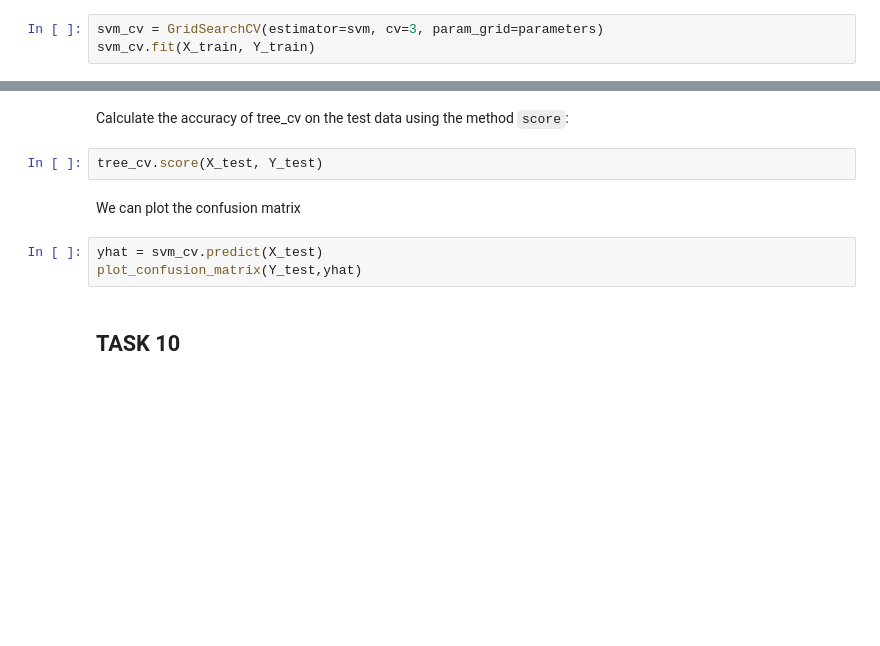
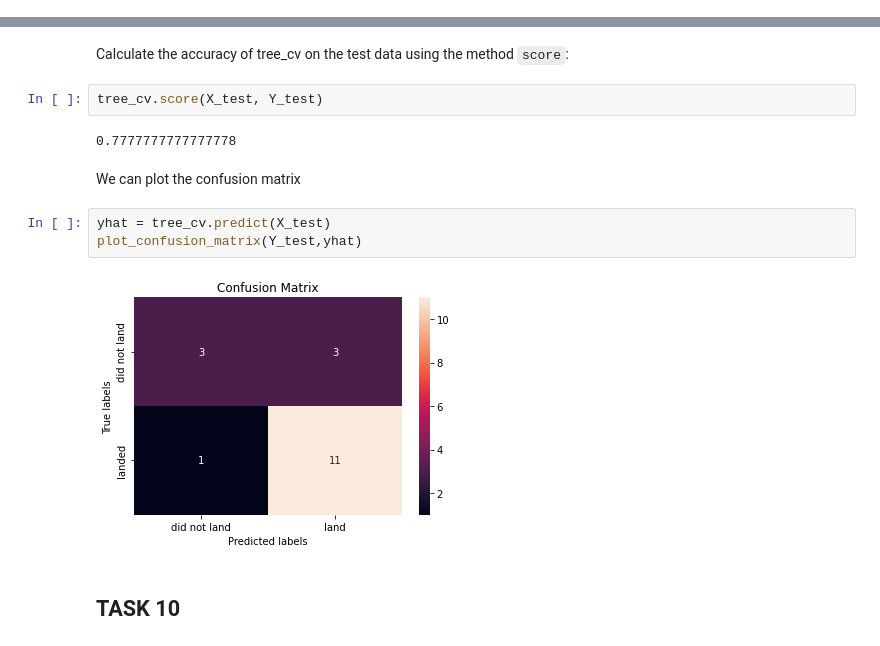
Before and after one commit to playerB/datasci-capstone-proj, a Jupyter notebook: Machine Learning Prediction.ipynb, the cells around one changed output, grey strips where cells are left out. Cells and saved outputs as stored; diff of their text form; blank space fills up the shorter version.

```diff
--- a/Machine Learning Prediction.ipynb
+++ b/Machine Learning Prediction.ipynb
@@ -222,6 +251,3 @@ svm = SVC()
-# %%
-svm_cv = GridSearchCV(estimator=svm, cv=3, param_grid=parameters)
-svm_cv.fit(X_train, Y_train)
 # %%
 print("tuned hpyerparameters :(best parameters) ",svm_cv.best_params_)
 print("accuracy :",svm_cv.best_score_)
@@ -261,11 +305,15 @@ print("accuracy :",tree_cv.best_score_)
 Calculate the accuracy of tree_cv on the test data using the method <code>score</code>:
 # %%
 tree_cv.score(X_test, Y_test)
+# %% [output]
+0.7777777777777778
 # %% [markdown]
 We can plot the confusion matrix
 # %%
-yhat = svm_cv.predict(X_test)
+yhat = tree_cv.predict(X_test)
 plot_confusion_matrix(Y_test,yhat)
+# %% [output]
+[figure, added]
 # %% [markdown]
 ## TASK  10
 # %% [markdown]
```
Also changed, not shown: parts of 8 cells of this notebook.
